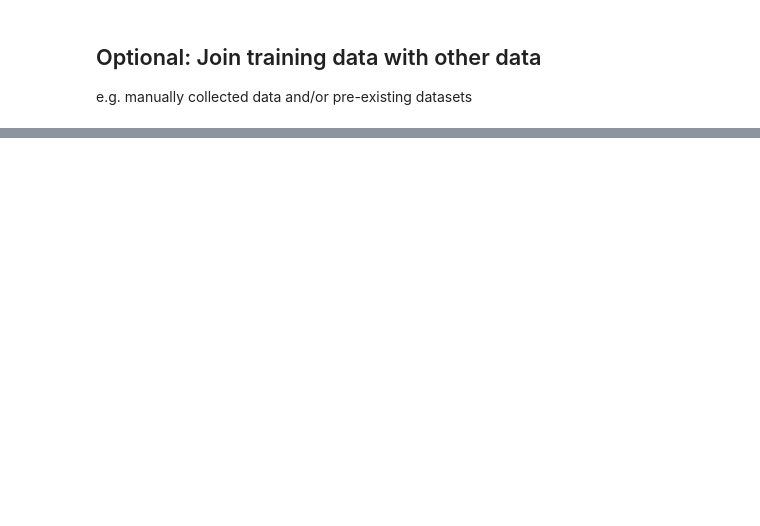
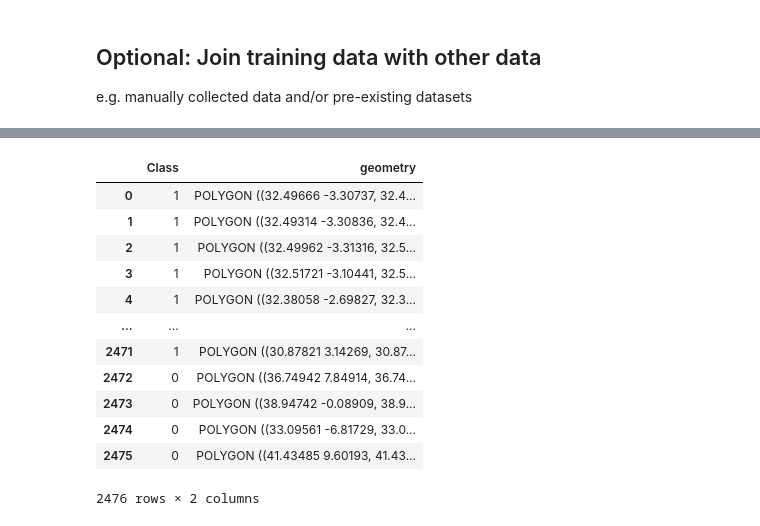
Before and after one commit to fivejjs/deafrica-sandbox-notebooks, a Jupyter notebook: crop_mask/post_process_reference_data.ipynb, the cells around one changed output, grey strips where cells are left out. Cells and saved outputs as stored; diff of their text form; code cells hidden in the pictures; blank space fills up the shorter version.

```diff
--- a/crop_mask/post_process_reference_data.ipynb
+++ b/crop_mask/post_process_reference_data.ipynb
@@ -225,2 +223,18 @@ Non-Crop samples = 938
 # %%
 training_data.to_file(folder+'Eastern_training_data.geojson', driver='GeoJSON')
+# %%
+training_data
+# %% [output]
+|  | Class | geometry |
+| 0 | 1 | POLYGON ((32.49666 -3.30737, 32.4... |
+| 1 | 1 | POLYGON ((32.49314 -3.30836, 32.4... |
+| 2 | 1 | POLYGON ((32.49962 -3.31316, 32.5... |
+| 3 | 1 | POLYGON ((32.51721 -3.10441, 32.5... |
+| 4 | 1 | POLYGON ((32.38058 -2.69827, 32.3... |
+| ... | ... | ... |
+| 2471 | 1 | POLYGON ((30.87821 3.14269, 30.87... |
+| 2472 | 0 | POLYGON ((36.74942 7.84914, 36.74... |
+| 2473 | 0 | POLYGON ((38.94742 -0.08909, 38.9... |
+| 2474 | 0 | POLYGON ((33.09561 -6.81729, 33.0... |
+| 2475 | 0 | POLYGON ((41.43485 9.60193, 41.43... |
+2476 rows × 2 columns
```
Also changed, not shown: parts of 4 cells of this notebook, 3 other files.
